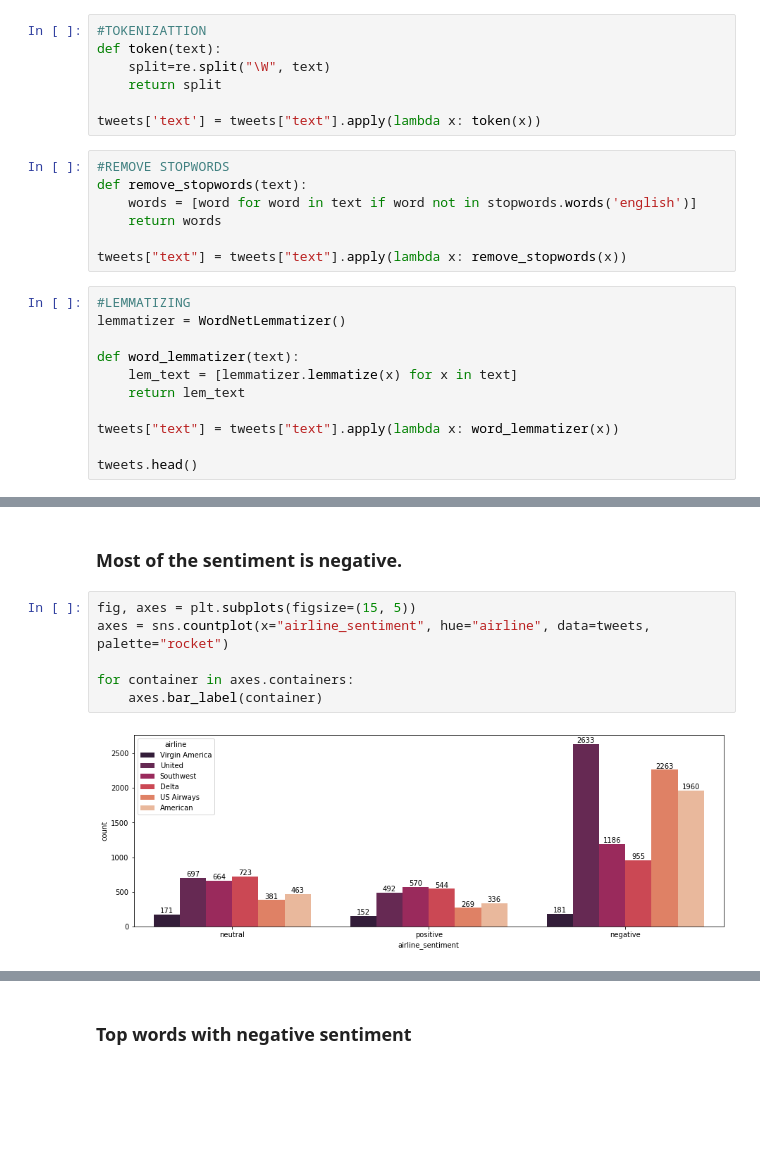
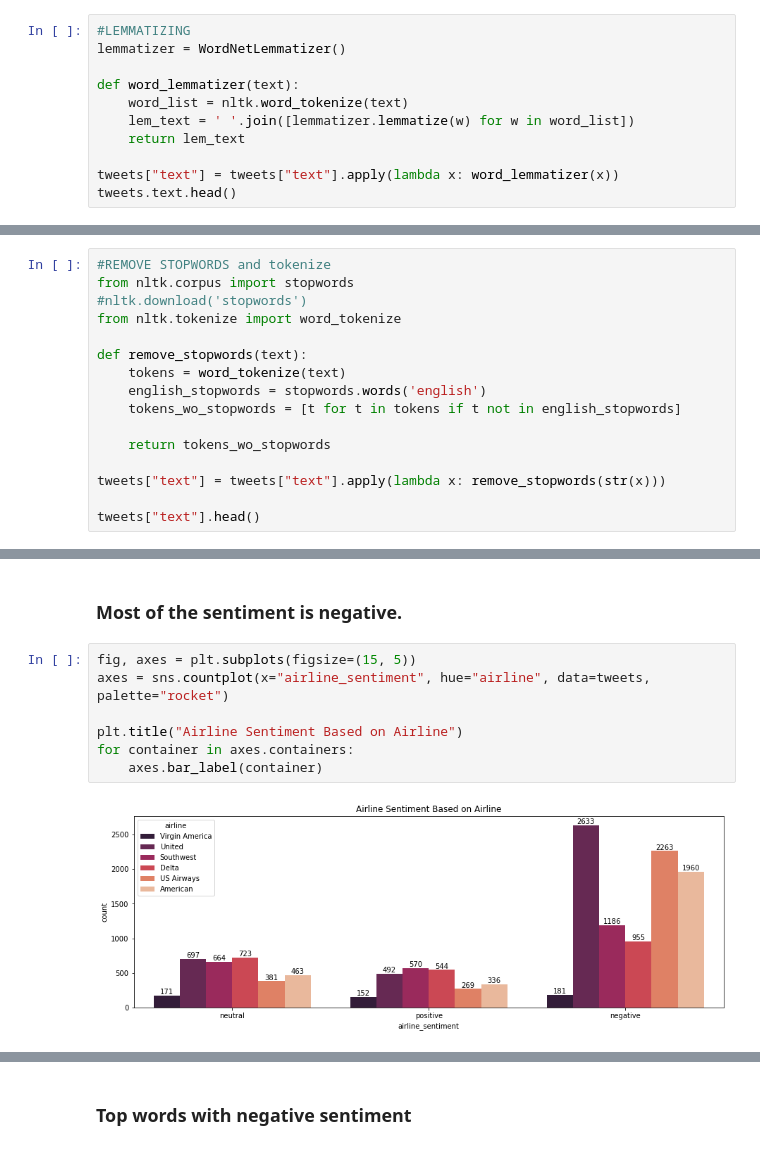
Before and after one commit to KierraDangerfield/Springboard, a Jupyter notebook: Capstone 3 Airline Sentiment Analysis/Notebooks/2 Sentiment Analysis EDA.ipynb, the cells around one changed output, grey strips where cells are left out. Cells and saved outputs as stored; diff of their text form; blank space fills up the shorter version.

```diff
--- a/Capstone 3 Airline Sentiment Analysis/Notebooks/2 Sentiment Analysis EDA.ipynb
+++ b/Capstone 3 Airline Sentiment Analysis/Notebooks/2 Sentiment Analysis EDA.ipynb
@@ -82,29 +80,15 @@ tweets["text"].head()
 3    virginamerica its really aggressive to blast o...
 4    virginamerica and its a really big bad thing a...
 Name: text, dtype: object
-# %%
-#TOKENIZATTION
-def token(text):
-    split=re.split("\W", text)
-    return split
-
-tweets['text'] = tweets["text"].apply(lambda x: token(x))
-# %%
-#REMOVE STOPWORDS
-def remove_stopwords(text):
-    words = [word for word in text if word not in stopwords.words('english')]
-    return words
-
-tweets["text"] = tweets["text"].apply(lambda x: remove_stopwords(x))
 # %%
 #LEMMATIZING
 lemmatizer = WordNetLemmatizer()
 
 def word_lemmatizer(text):
-    lem_text = [lemmatizer.lemmatize(x) for x in text]
+    word_list = nltk.word_tokenize(text)
+    lem_text = ' '.join([lemmatizer.lemmatize(w) for w in word_list])
     return lem_text
 
 tweets["text"] = tweets["text"].apply(lambda x: word_lemmatizer(x))
-
-tweets.head()
+tweets.text.head()
 # %% [output]
@@ -116,0 +101,16 @@ tweets.head()
+# %%
+#REMOVE STOPWORDS and tokenize
+from nltk.corpus import stopwords
+#nltk.download('stopwords')
+from nltk.tokenize import word_tokenize
+
+def remove_stopwords(text):
+    tokens = word_tokenize(text)
+    english_stopwords = stopwords.words('english')
+    tokens_wo_stopwords = [t for t in tokens if t not in english_stopwords]
+
+    return tokens_wo_stopwords
+
+tweets["text"] = tweets["text"].apply(lambda x: remove_stopwords(str(x)))
+
+tweets["text"].head()
@@ -202,8 +218,9 @@ for container in axes.containers:
 # %%
 fig, axes = plt.subplots(figsize=(15, 5))
 axes = sns.countplot(x="airline_sentiment", hue="airline", data=tweets, palette="rocket")
 
+plt.title("Airline Sentiment Based on Airline")
 for container in axes.containers:
     axes.bar_label(container)
 # %% [output]
-[figure, old version]
+[figure, new version]
```
Also changed, not shown: parts of 70 cells of this notebook, 1 other file.
